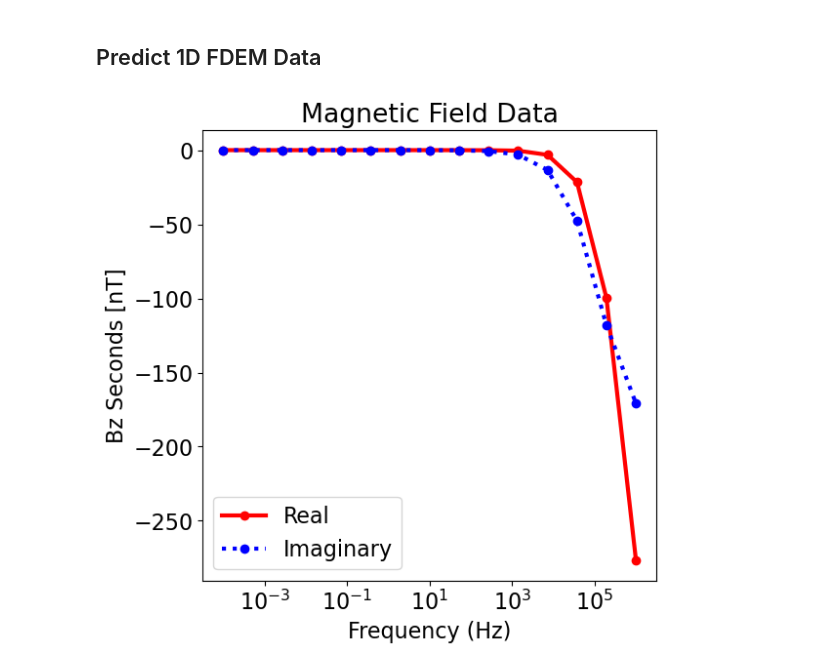
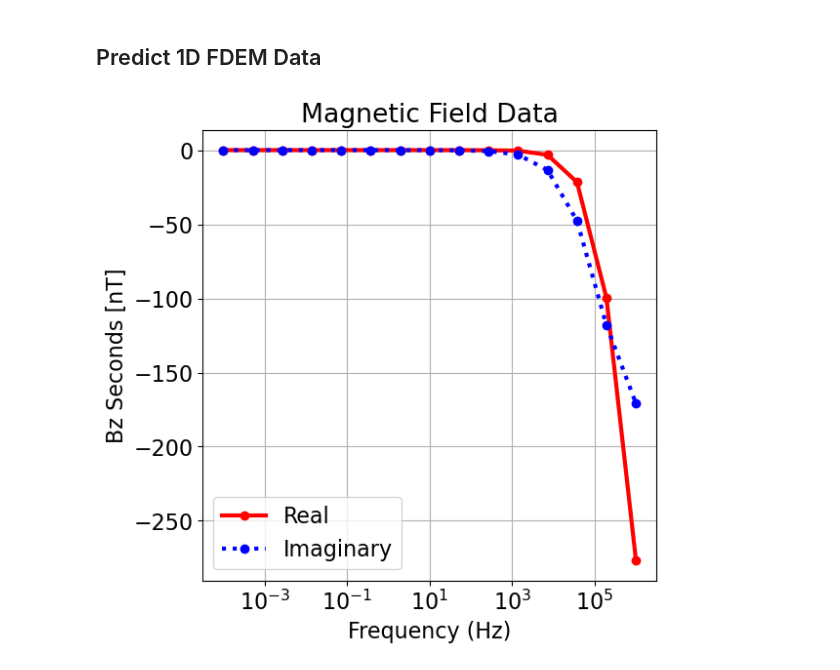
Before and after one commit to SabrinaAshik/EOSC454-Project-SabrinaAshik, a Jupyter notebook: 1d-notebooks/1d_sounding_left.ipynb, the cells around one changed output. Saved outputs shown, nothing was run; the diff lists cells and outputs as text; code cells hidden in the pictures.

```diff
--- a/1d-notebooks/1d_sounding_left.ipynb
+++ b/1d-notebooks/1d_sounding_left.ipynb
@@ -106,16 +106,16 @@ dpred_log_resistivity = simulation_log_resistivity.dpred(log_resistivity_model)
 # %%
 fig, ax = plt.subplots(1, 1, figsize=(6, 6))
 ax.semilogx(frequencies, (10**9) *dpred_log_resistivity[0::2], "r-o", lw=3)
 ax.semilogx(frequencies, (10**9) *dpred_log_resistivity[1::2], "b:o", lw=3)
 ax.set_xlabel("Frequency (Hz)")
 ax.set_ylabel("Bz Seconds [nT]")
 ax.set_title("Magnetic Field Data")
 ax.legend(["Real", "Imaginary"])
-plt.show()
+plt.grid()
 
 plt.show()
 # %% [output]
-[figure, old version]
+[figure, new version]
 # %%
 if write_output:
     # Get the directory of the current notebook
```
Also changed, not shown: parts of 1 cell of this notebook, 16 other files.
